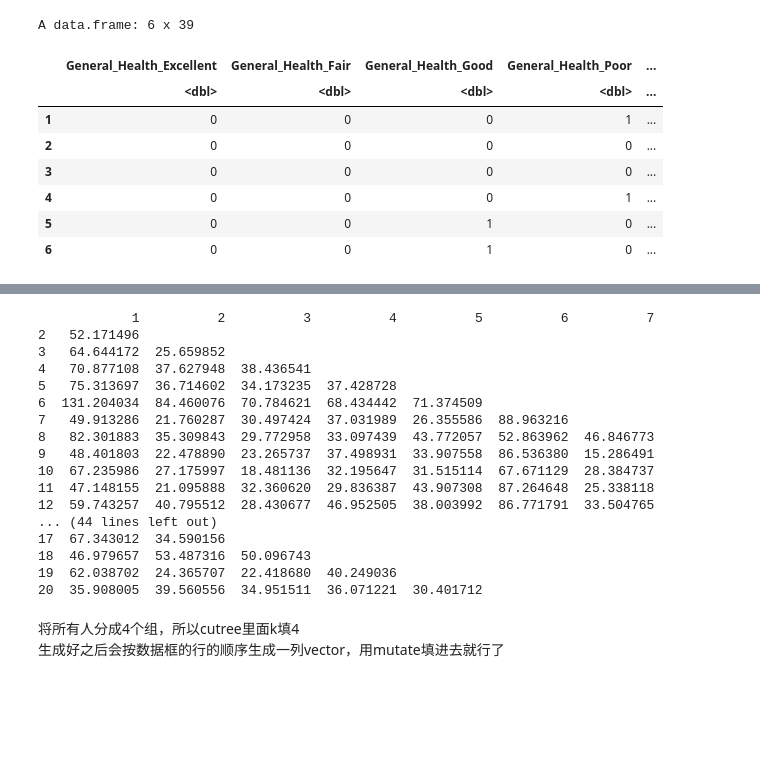
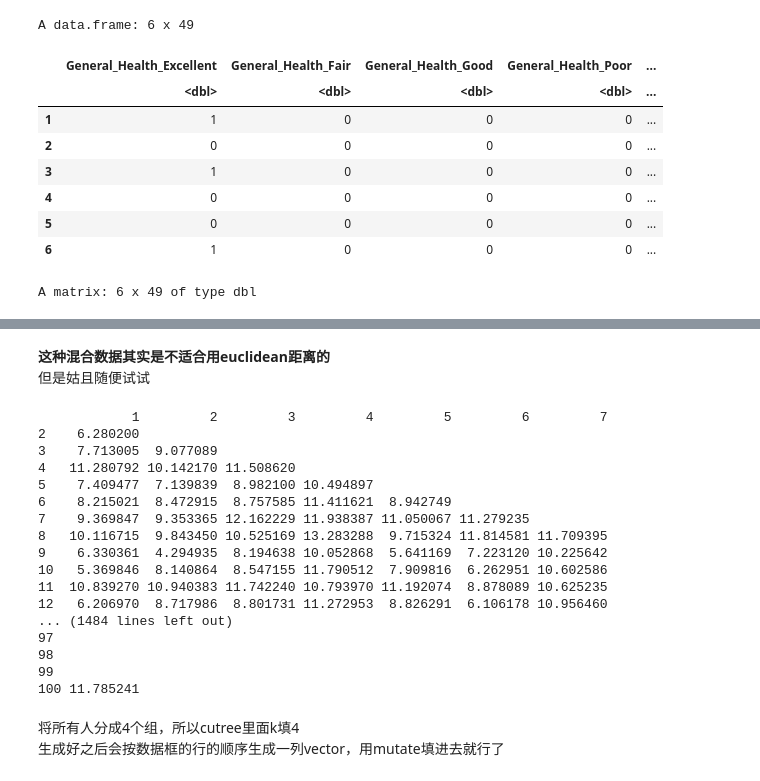
Before and after one commit to nab-iak/R_memo, a Jupyter notebook: jupyter_notebook/cluster_analysis.ipynb, the cells around one changed output, grey strips where cells are left out. Drawn from its saved outputs; the diff is of its cells as text; code cells hidden in the pictures; blank space fills up the shorter version.

```diff
--- a/jupyter_notebook/cluster_analysis.ipynb
+++ b/jupyter_notebook/cluster_analysis.ipynb
@@ -6,5 +11,5 @@ library(dendextend)
 # %%
-dt <- read.csv("../data/CVD_cleaned/CVD_cleaned.csv")[1:20,]
+dt <- read.csv("../data/CVD_cleaned/CVD_cleaned.csv") %>% sample_n(size=100,replace=F)
 head(dt)
 # %% [output]
 A data.frame: 6 x 19
@@ -19,16 +27,19 @@ A data.frame: 6 x 19
 # %%
 dt_num <- dt %>% select(where(is.numeric))
 dt_str <- dt %>% select(where(is.character))
 dt_str <- dt_str %>% dummy() %>% mutate_all(as.numeric)
 dt_dummy <- cbind(dt_str,dt_num)
 head(dt_dummy)
+scale_dt_dummy <- scale(dt_dummy) %>% na.omit()
+head(scale_dt_dummy)
 # %% [output]
-A data.frame: 6 x 39
+A data.frame: 6 x 49
 |  | General_Health_Excellent | General_Health_Fair | General_Health_Good | General_Health_Poor | ... |
 |  | <dbl> | <dbl> | <dbl> | <dbl> | ... |
-| 1 | 0 | 0 | 0 | 1 | ... |
+| 1 | 1 | 0 | 0 | 0 | ... |
 | 2 | 0 | 0 | 0 | 0 | ... |
-| 3 | 0 | 0 | 0 | 0 | ... |
-| 4 | 0 | 0 | 0 | 1 | ... |
-| 5 | 0 | 0 | 1 | 0 | ... |
-| 6 | 0 | 0 | 1 | 0 | ... |
+| 3 | 1 | 0 | 0 | 0 | ... |
+| 4 | 0 | 0 | 0 | 0 | ... |
+| 5 | 0 | 0 | 0 | 0 | ... |
+| 6 | 1 | 0 | 0 | 0 | ... |
+A matrix: 6 x 49 of type dbl
@@ -35,24 +53,27 @@ A data.frame: 6 x 39
+# %% [markdown]
+**这种混合数据其实是不适合用euclidean距离的**
+但是姑且随便试试
 # %%
-dist_dt <- dist(dt_dummy,method="euclidean")
+dist_dt <- dist(scale_dt_dummy,method="euclidean")
 dist_dt
 # %% [output]
-            1          2          3          4          5          6          7
-2   52.171496
-3   64.644172  25.659852
-4   70.877108  37.627948  38.436541
-5   75.313697  36.714602  34.173235  37.428728
-6  131.204034  84.460076  70.784621  68.434442  71.374509
-7   49.913286  21.760287  30.497424  37.031989  26.355586  88.963216
-8   82.301883  35.309843  29.772958  33.097439  43.772057  52.863962  46.846773
-9   48.401803  22.478890  23.265737  37.498931  33.907558  86.536380  15.286491
-10  67.235986  27.175997  18.481136  32.195647  31.515114  67.671129  28.384737
-11  47.148155  21.095888  32.360620  29.836387  43.907308  87.264648  25.338118
-12  59.743257  40.795512  28.430677  46.952505  38.003992  86.771791  33.504765
-... (44 lines left out)
-17  67.343012  34.590156
-18  46.979657  53.487316  50.096743
-19  62.038702  24.365707  22.418680  40.249036
-20  35.908005  39.560556  34.951511  36.071221  30.401712
+            1         2         3         4         5         6         7
+2    6.280200
+3    7.713005  9.077089
+4   11.280792 10.142170 11.508620
+5    7.409477  7.139839  8.982100 10.494897
+6    8.215021  8.472915  8.757585 11.411621  8.942749
+7    9.369847  9.353365 12.162229 11.938387 11.050067 11.279235
+8   10.116715  9.843450 10.525169 13.283288  9.715324 11.814581 11.709395
+9    6.330361  4.294935  8.194638 10.052868  5.641169  7.223120 10.225642
+10   5.369846  8.140864  8.547155 11.790512  7.909816  6.262951 10.602586
+11  10.839270 10.940383 11.742240 10.793970 11.192074  8.878089 10.625235
+12   6.206970  8.717986  8.801731 11.272953  8.826291  6.106178 10.956460
+... (1484 lines left out)
+97
+98
+99
+100 11.785241
 # %% [markdown]
 将所有人分成4个组，所以cutree里面k填4
 生成好之后会按数据框的行的顺序生成一列vector，用mutate填进去就行了
```
Also changed, not shown: parts of 23 cells of this notebook, 2 other files.
